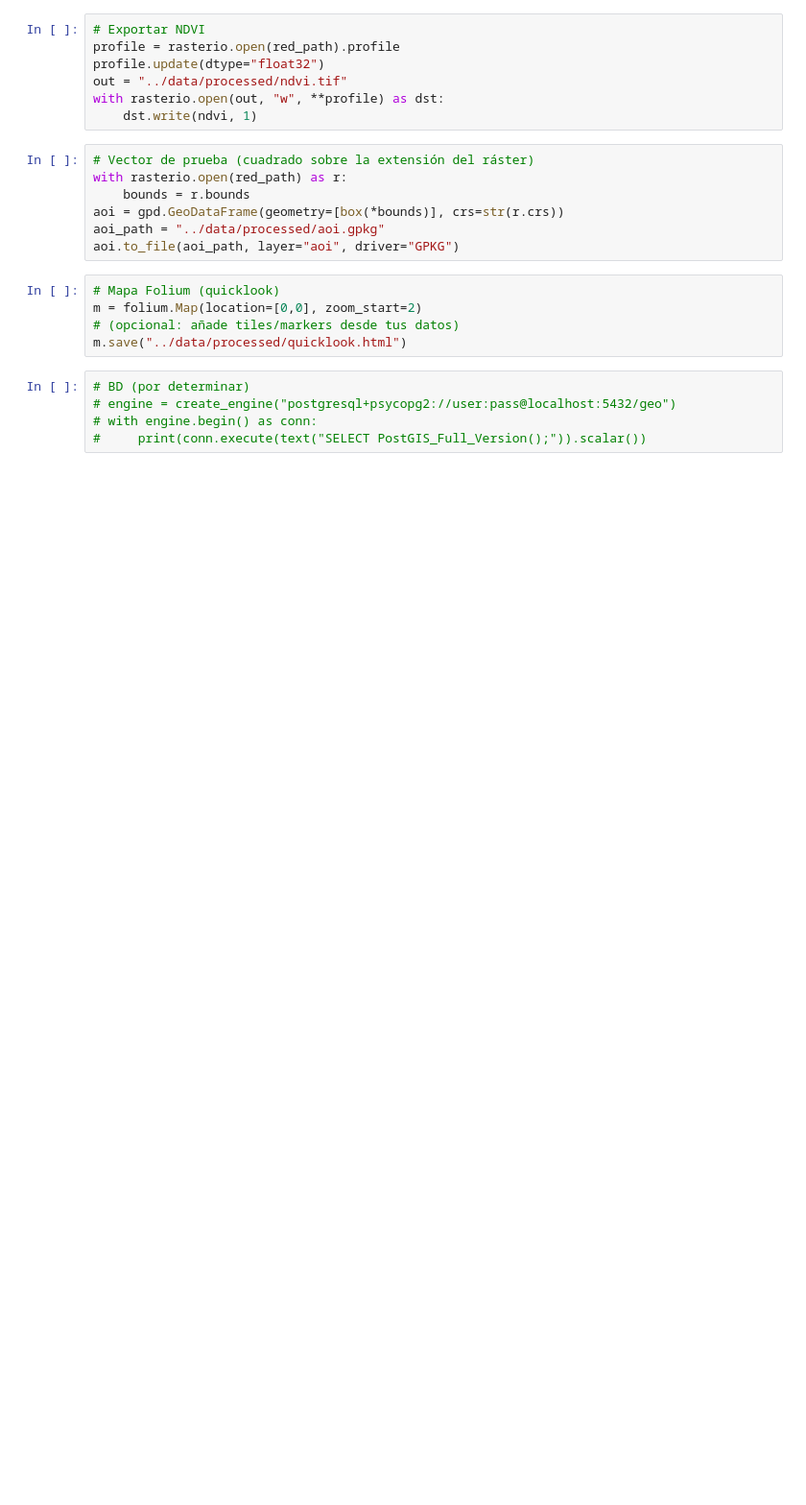
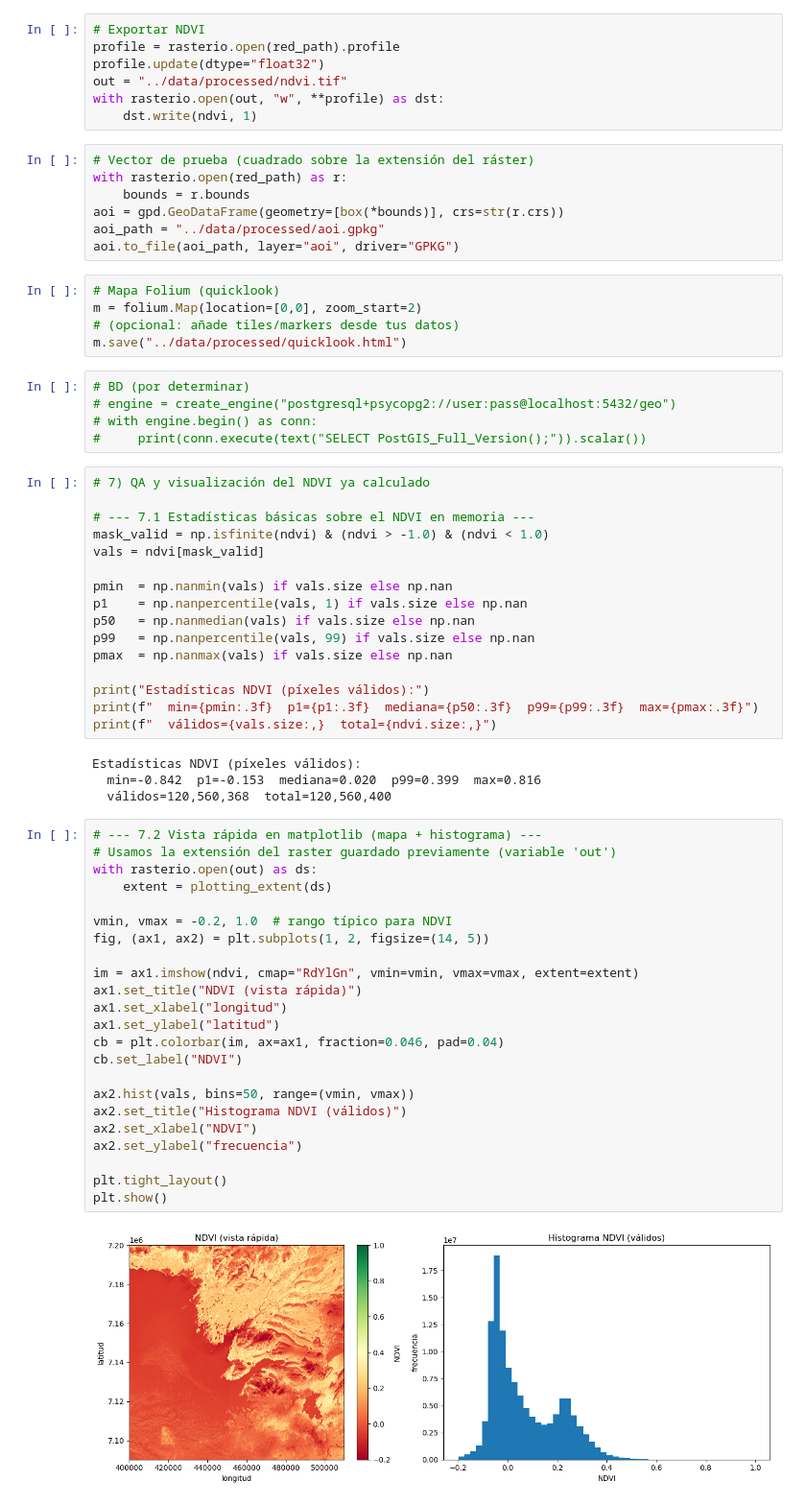
Before and after one commit to Marcurio22/Sistema-GIS, a Jupyter notebook: notebooks/test_inicial_jupyter.ipynb, the cells around one changed output. Shown: that part at 96% size. Cells and saved outputs as stored; diff of their text form; blank space fills up the shorter version.

```diff
--- a/notebooks/test_inicial_jupyter.ipynb
+++ b/notebooks/test_inicial_jupyter.ipynb
@@ -40,3 +43,48 @@ m.save("../data/processed/quicklook.html")
 # engine = create_engine("postgresql+psycopg2://user:pass@localhost:5432/geo")
 # with engine.begin() as conn:
 #     print(conn.execute(text("SELECT PostGIS_Full_Version();")).scalar())
+# %%
+# 7) QA y visualización del NDVI ya calculado
+
+# --- 7.1 Estadísticas básicas sobre el NDVI en memoria ---
+mask_valid = np.isfinite(ndvi) & (ndvi > -1.0) & (ndvi < 1.0)
+vals = ndvi[mask_valid]
+
+pmin  = np.nanmin(vals) if vals.size else np.nan
+p1    = np.nanpercentile(vals, 1) if vals.size else np.nan
+p50   = np.nanmedian(vals) if vals.size else np.nan
+p99   = np.nanpercentile(vals, 99) if vals.size else np.nan
+pmax  = np.nanmax(vals) if vals.size else np.nan
+
+print("Estadísticas NDVI (píxeles válidos):")
+print(f"  min={pmin:.3f}  p1={p1:.3f}  mediana={p50:.3f}  p99={p99:.3f}  max={pmax:.3f}")
+print(f"  válidos={vals.size:,}  total={ndvi.size:,}")
+# %% [output]
+Estadísticas NDVI (píxeles válidos):
+  min=-0.842  p1=-0.153  mediana=0.020  p99=0.399  max=0.816
+  válidos=120,560,368  total=120,560,400
+# %%
+# --- 7.2 Vista rápida en matplotlib (mapa + histograma) ---
+# Usamos la extensión del raster guardado previamente (variable 'out')
+with rasterio.open(out) as ds:
+    extent = plotting_extent(ds)
+
+vmin, vmax = -0.2, 1.0  # rango típico para NDVI
+fig, (ax1, ax2) = plt.subplots(1, 2, figsize=(14, 5))
+
+im = ax1.imshow(ndvi, cmap="RdYlGn", vmin=vmin, vmax=vmax, extent=extent)
+ax1.set_title("NDVI (vista rápida)")
+ax1.set_xlabel("longitud")
+ax1.set_ylabel("latitud")
+cb = plt.colorbar(im, ax=ax1, fraction=0.046, pad=0.04)
+cb.set_label("NDVI")
+
+ax2.hist(vals, bins=50, range=(vmin, vmax))
+ax2.set_title("Histograma NDVI (válidos)")
+ax2.set_xlabel("NDVI")
+ax2.set_ylabel("frecuencia")
+
+plt.tight_layout()
+plt.show()
+# %% [output]
+[figure, added]
```
Also changed, not shown: parts of 3 cells of this notebook, 1 other file.
